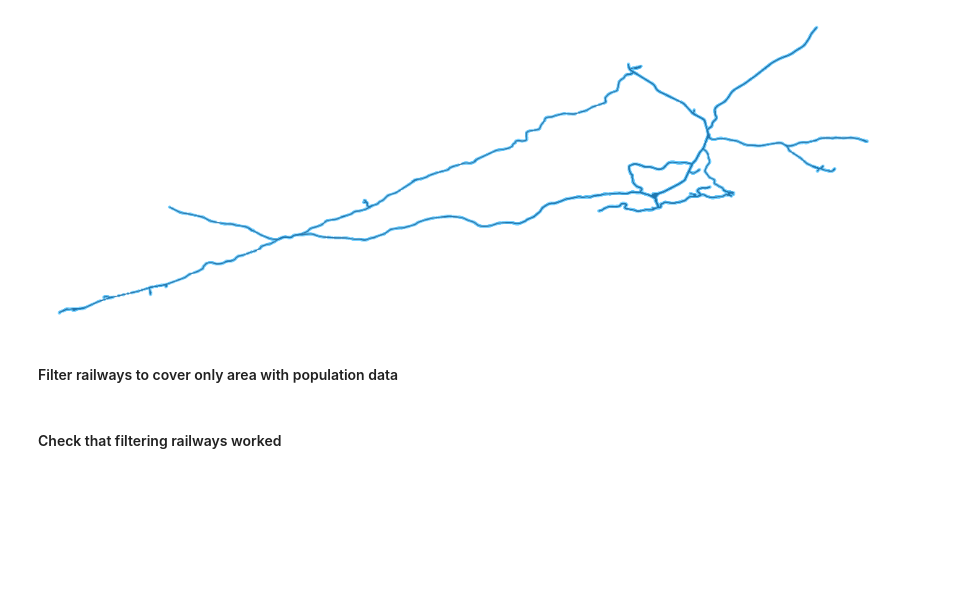
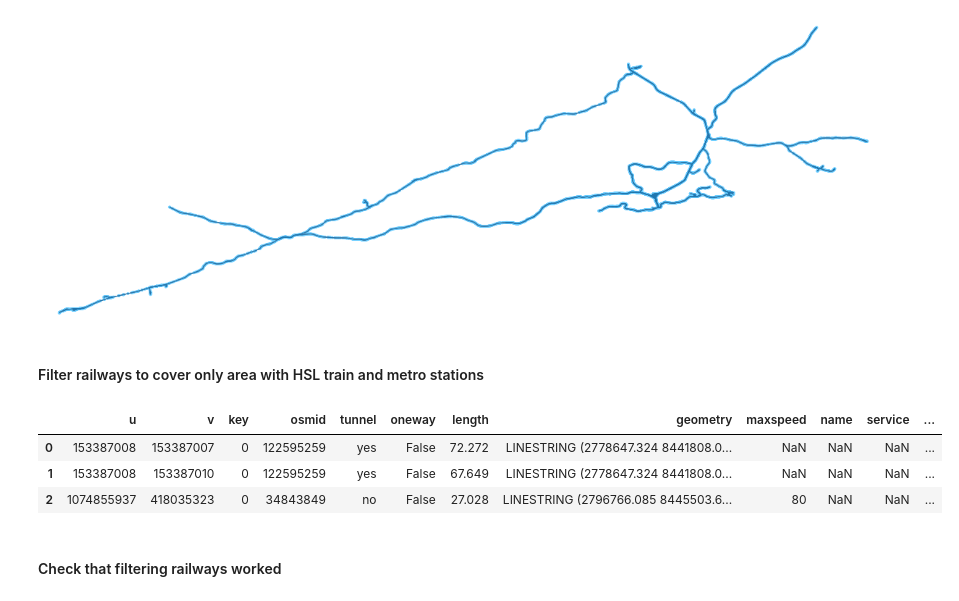
Before and after one commit to Saukkoriipi/Helsinki_population_development, a Jupyter notebook: GetRailwayData.ipynb, the cells around one changed output. Drawn from its saved outputs; the diff is of its cells as text; code cells hidden in the pictures; blank space fills up the shorter version.

```diff
--- a/GetRailwayData.ipynb
+++ b/GetRailwayData.ipynb
@@ -31,31 +32,42 @@ plt.tight_layout()
 # %% [output]
 [figure]
 # %% [markdown]
-#### Filter railways to cover only area with population data
+#### Filter railways to cover only area with HSL train and metro stations
 # %%
-# Read population shapefile
-fp = "population_data/population2013to2019.shp"
-pop_data = gpd.read_file(fp)
+# Read stations shapefile
+fp = "stations_data/stations.shp"
+stations = gpd.read_file(fp)
 
 # Create convex hull which covers all the coordinates of population data
-area = pop_data["geometry"].unary_union.convex_hull
+area = stations["geometry"].unary_union.convex_hull
 
 # Add buffer
-area = area.buffer(3000)
+area = area.buffer(8000)
 
 # Simplify geometry to boost further steps
 area = area.simplify(tolerance=0.005)
 
 # Convert buffer area to geodataframe
 area = pd.DataFrame({'Name': ['area'], 'geometry': area})
-area = gpd.GeoDataFrame(area, geometry="geometry", crs="EPSG:3879")
+area = gpd.GeoDataFrame(area, geometry="geometry", crs="EPSG:3857")
 
 # Set coordinate reference system to buffer and rail data
-train = edges.to_crs(epsg=32635)
+rails = edges.to_crs(epsg=32635)
 area = area.to_crs(epsg=32635)
 
 # Join tables to filer extra from train data
-train = gpd.sjoin(train, area, op='within', how='inner')
+rails = gpd.sjoin(rails, area, op='within', how='inner')
+
+# Set CRS to EPSG:3857
+rails = rails.to_crs(epsg=3857)
+
+# Print first rows of rails data
+rails.head(3)
+# %% [output]
+|  | u | v | key | osmid | tunnel | oneway | length | geometry | maxspeed | name | service | ... |
+| 0 | 153387008 | 153387007 | 0 | 122595259 | yes | False | 72.272 | LINESTRING (2778647.324 8441808.0... | NaN | NaN | NaN | ... |
+| 1 | 153387008 | 153387010 | 0 | 122595259 | yes | False | 67.649 | LINESTRING (2778647.324 8441808.0... | NaN | NaN | NaN | ... |
+| 2 | 1074855937 | 418035323 | 0 | 34843849 | no | False | 27.028 | LINESTRING (2796766.085 8445503.6... | 80 | NaN | NaN | ... |
 # %% [markdown]
 #### Check that filtering railways worked
 # %%
```
Also changed, not shown: parts of 6 cells of this notebook, 34 other files.
